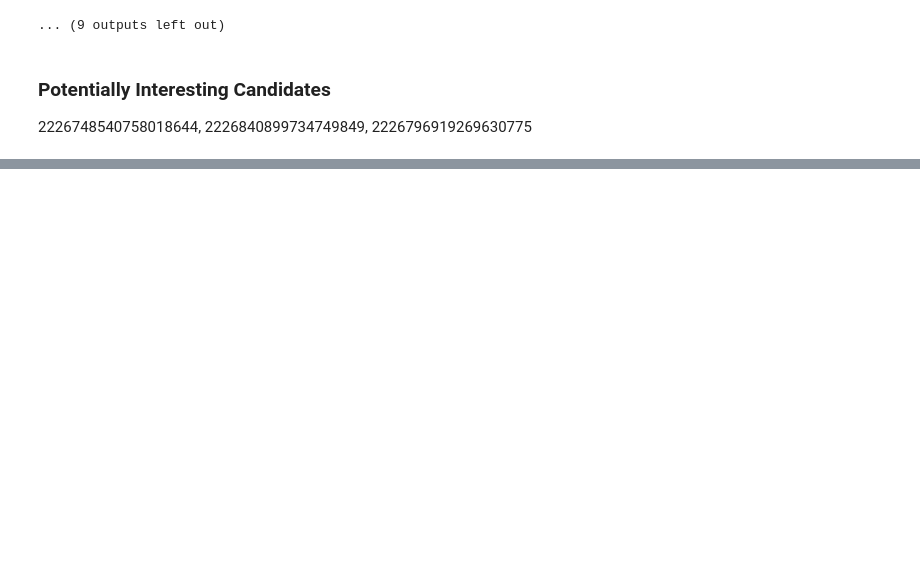
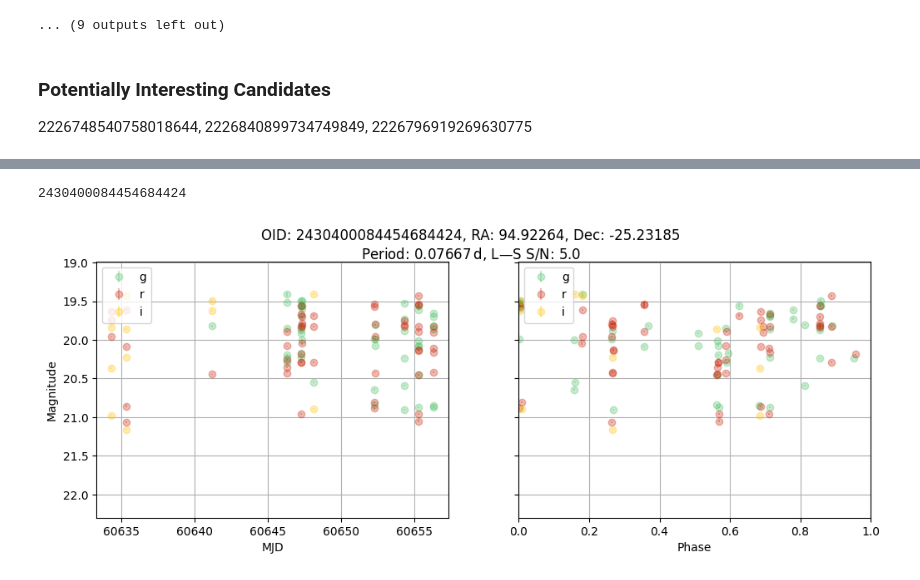
Before and after one commit to lsst-sitcom/linccf, a Jupyter notebook: comcam_rrlyrae/periodic.ipynb, the cells around one changed output, grey strips where cells are left out. Cells and saved outputs as stored; diff of their text form; code cells hidden in the pictures; blank space fills up the shorter version.

```diff
--- a/comcam_rrlyrae/periodic.ipynb
+++ b/comcam_rrlyrae/periodic.ipynb
@@ -476,0 +615,19 @@ for healpix29, cand in cand_subset.iloc[:20].iterrows():
+# %%
+cand = data
+# %%
+cand["period_0"] = 1.84/24
+
+cand['period_s_to_n_0'] = 5.0
+# %%
+b = 'r'
+idx = (cand.lc["band"] == b) & (magerr < 0.1)
+errorbar_kwargs = dict(
+    y=mag[idx],  # Use actual magnitudes
+    yerr=magerr[idx],
+    fmt="o",
+    color=COLORS[b],
+    label=f'{b}',  # Label only the band
+    alpha=0.3,
+)
+ax_mjd.errorbar(cand.lc["midpointMJDTai"][idx], **errorbar_kwargs)
+ax_phase.errorbar(phase[idx], **errorbar_kwargs)
@@ -476,0 +636,61 @@ for healpix29, cand in cand_subset.iloc[:20].iterrows():
+# %%
+fig, (ax_mjd, ax_phase) = plt.subplots(1, 2, figsize=(12, 4), sharey=True)
+# Plot data for each band
+for b in BANDS:
+    idx = (cand.lc["band"] == b) & (magerr < 0.1)
+    errorbar_kwargs = dict(
+        y=mag[idx],  # Use actual magnitudes
+        yerr=magerr[idx],
+        fmt="o",
+        color=COLORS[b],
+        label=f'{b}',  # Label only the band
+        alpha=0.3,
+    )
+    ax_mjd.errorbar(cand.lc["midpointMJDTai"][idx], **errorbar_kwargs)
+    ax_phase.errorbar(phase[idx], **errorbar_kwargs)
+
+# Calculate and overplot the expected period curve
+# Generate time points for the expected curve
+time_curve = np.linspace(np.min(cand.lc["midpointMJDTai"]),
+                            np.max(cand.lc["midpointMJDTai"]), 1000)
+# Calculate the phase for the curve
+phase_curve = (time_curve % cand["period_0"]) / cand["period_0"]
+
+# Example: Use a sinusoidal model for the expected period curve
+expected_magnitude_curve = np.sin(2 * np.pi * phase_curve)  # Scaled to match variability
+expected_magnitude_curve = (
+    np.mean(mag) + (np.max(mag) - np.min(mag)) / 2 * expected_magnitude_curve
+)  # Scale to match observed magnitudes
+
+# Overplot the curve on the left-hand side
+# ax_mjd.plot(time_curve, expected_magnitude_curve, color='red', linestyle='--', label='Expected Period Curve')
+
+# Overplot the same curve on the phase-folded plot
+# ax_phase.plot(phase_curve, expected_magnitude_curve, color='red', linestyle='--', label='Expected Period Curve')
+
+# Add titles, labels, and legends
+fig.suptitle(
+    f"OID: {cand.objectId}, RA: {cand['coord_ra']:.5f}, Dec: {cand['coord_dec']:.5f}"
+    f"\nPeriod: {cand['period_0']:.5f}$\,$d, L—S S/N: {cand['period_s_to_n_0']:.1f}"
+)
+ax_mjd.set_ylabel("Magnitude")  # Updated label to reflect actual magnitudes
+ax_mjd.set_xlabel("MJD")
+ax_mjd.set_xlim(np.min(cand.lc["midpointMJDTai"])-1, np.max(cand.lc["midpointMJDTai"])+1)
+ax_phase.set_xlabel("Phase")
+ax_phase.set_xlim(0, 1)
+
+# Adjust y-axis limits
+ymin, ymax = np.min(mag - magerr), np.max(mag + magerr)
+plt.ylim(ymin - 0.1, ymax + 0.1)
+plt.gca().invert_yaxis()
+
+ax_mjd.legend(loc='upper left')
+ax_phase.legend(loc='upper left')
+ax_mjd.grid()
+ax_phase.grid()
+
+plt.savefig(f"periodic_cand-{release}-{cand.objectId}.pdf")
+print(cand.objectId)
+# %% [output]
+2430400084454684424
+[figure, added]
```
Also changed, not shown: parts of 19 cells of this notebook.
